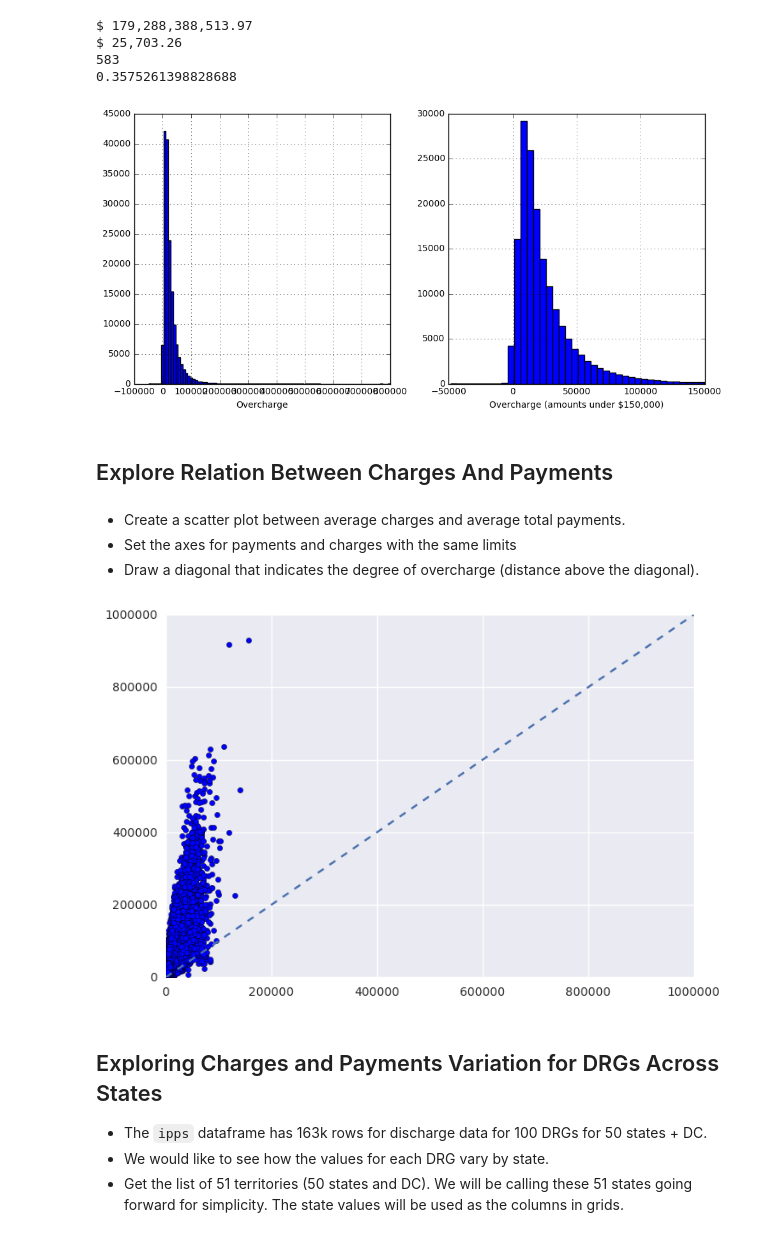
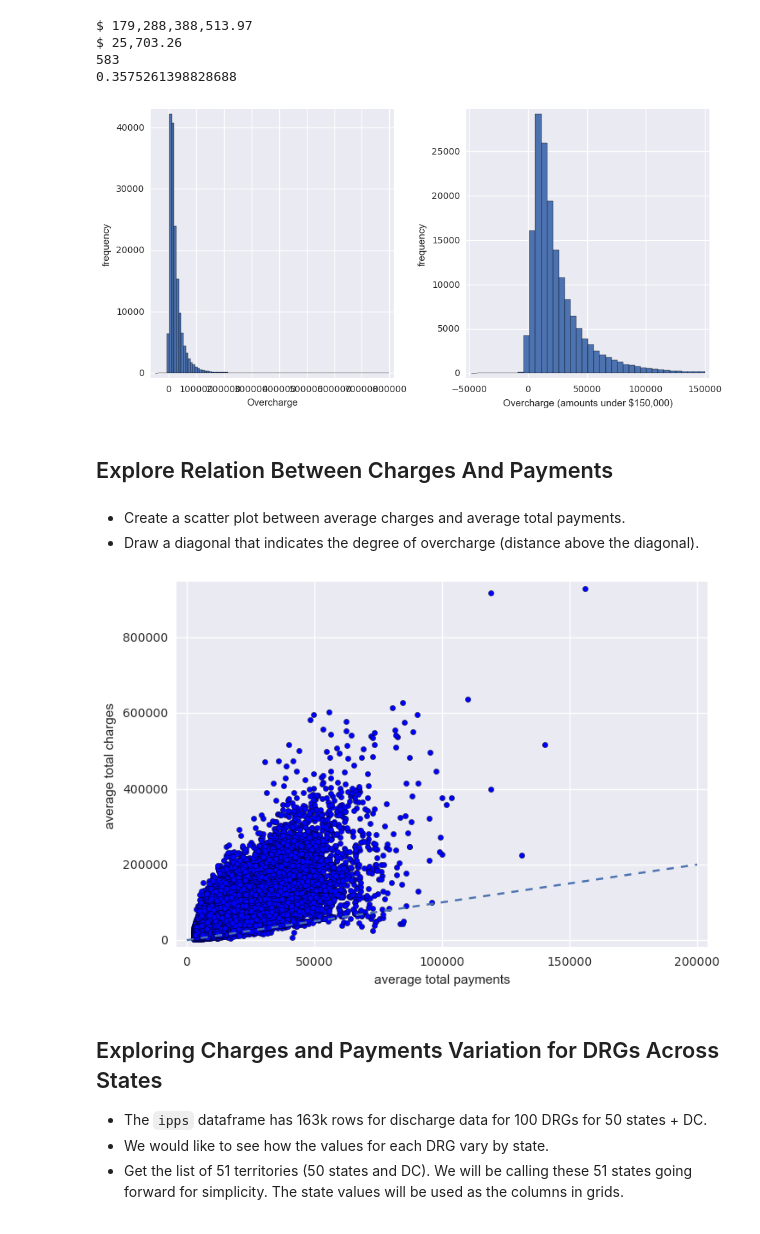
Before and after one commit to nikshetty/projects, a Jupyter notebook: exploring-healthcare-costs.ipynb, the cells around one changed output. Drawn from its saved outputs; the diff is of its cells as text; code cells hidden in the pictures.

```diff
--- a/exploring-healthcare-costs.ipynb
+++ b/exploring-healthcare-costs.ipynb
@@ -248,15 +254,23 @@ print(total_discharges)
 # %%
 %matplotlib inline
+import numpy as np
 import matplotlib.pyplot as plt
+import seaborn as sns
+sns.set()
 plt.subplots(1, 2, figsize=(10, 5))
 
 plt.subplot(1, 2, 1)
 ipps["tot_dischgs"].hist(bins=100)
-plt.xlabel("Total Discharges (all values)")
+plt.xlabel("total discharges (all values)")
+plt.ylabel("frequency")
+plt.margins(0.02)
 
 plt.subplot(1, 2, 2)
-ipps[ipps["tot_dischgs"] <= 150]["tot_dischgs"].hist(bins=30)
-plt.xlabel("Total Discharges (under 150)")
+bin_edges = np.arange(0, 150, 5)
+ipps[ipps["tot_dischgs"] <= 150]["tot_dischgs"].hist(bins=bin_edges)
+plt.xlabel("total discharges (under 150)")
+plt.ylabel("frequency")
+plt.margins(0.02)
 plt.tight_layout() #minimize overlap
 plt.show()
 # %% [output]
@@ -354,28 +376,34 @@ plt.subplots(1, 2, figsize=(10, 5))
 plt.subplot(1, 2, 1)
 ipps["overchg"].hist(bins=100)
 plt.xlabel("Overcharge")
+plt.ylabel("frequency")
+plt.margins(0.02)
 
 plt.subplot(1, 2, 2)
 ipps[ipps["overchg"] <= 150000]["overchg"].hist(bins=40)
 plt.xlabel("Overcharge (amounts under $150,000)")
+plt.ylabel("frequency")
+plt.margins(0.02)
 plt.tight_layout() #minimize overlap
 plt.show()
 # %% [output]
-[figure, old version]
+[figure, new version]
 # %% [markdown]
 ## Explore Relation Between Charges And Payments
 # %% [markdown]
 * Create a scatter plot between average charges and average total payments.
-* Set the axes for payments and charges with the same limits
 * Draw a diagonal that indicates the degree of overcharge (distance above the diagonal).
 # %%
 plt.scatter(ipps["avg_tot_pmnts"],ipps["avg_cov_chgs"])
-plt.ylim(0, 1000000)
-plt.xlim(0, 1000000)
-plt.plot([0, 1000000],[0, 1000000], ls="--")
+#plt.ylim(0, 1000000)
+#plt.xlim(0, 1000000)
+plt.plot([0, 200000],[0, 200000], ls="--")
+plt.xlabel('average total payments')
+plt.ylabel('average total charges')
+plt.margins(0.02)
 plt.show()
 # %% [output]
-[figure, old version]
+[figure, new version]
 # %% [markdown]
 ## Exploring Charges and Payments Variation for DRGs Across States
 * The `ipps` dataframe has 163k rows for discharge data for 100 DRGs for 50 states + DC.
```
Also changed, not shown: parts of 5 cells of this notebook.
